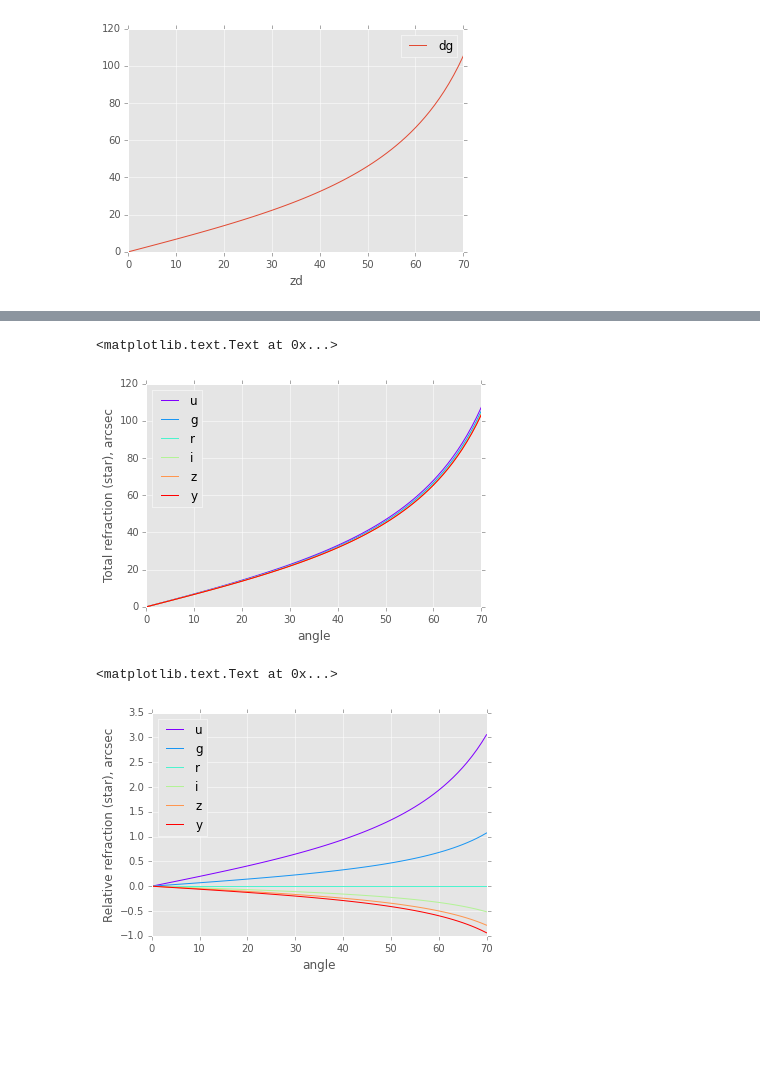
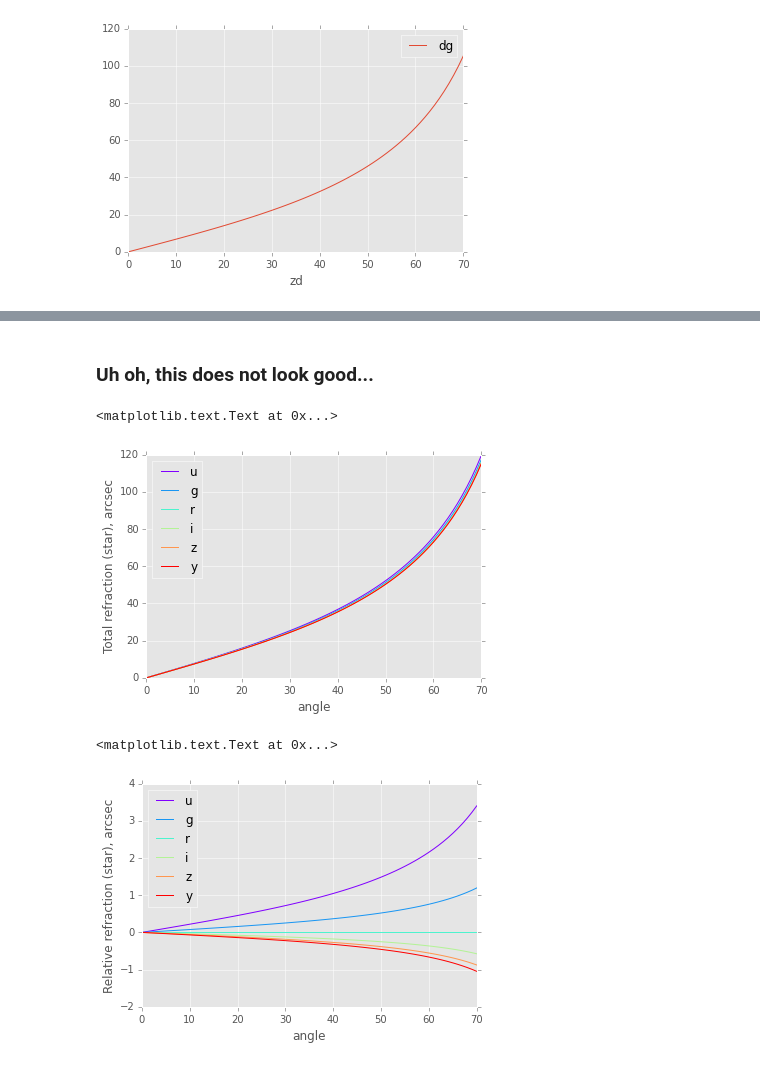
Before and after one commit to isullivan/LSST-DCR, a Jupyter notebook: code/notebooks/sims_coordUtils_test.ipynb, the cells around one changed output, grey strips where cells are left out. Cells and saved outputs as stored; diff of their text form; code cells hidden in the pictures; blank space fills up the shorter version.

```diff
--- a/code/notebooks/sims_coordUtils_test.ipynb
+++ b/code/notebooks/sims_coordUtils_test.ipynb
@@ -44,17 +44,17 @@ H2O_pressure = f / 7.5006168
 print pressure
 
 ## meanTemperature=284.655, meanPressure=749.3, meanHumidity=0.4
-lsstSite = Site(meanTemperature=temperature, meanPressure=pressure)
+site = Site(meanTemperature=temperature, meanPressure=pressure)
 
 zd = 40. * np.pi / 180.
 print zd
 
 wave1 = 625.
-refco = au.refractionCoefficients(wave1/1000., lsstSite) ## takes wavelength in microns
+refco = au.refractionCoefficients(wave1/1000., site) ## takes wavelength in microns
 ref1 = (au.applyRefraction(zd, refco[0], refco[1]) - zd) * 180.0 / np.pi * 3600.
 
 wave2 = 350.
-refco = au.refractionCoefficients(wave2/1000., lsstSite) ## wavelength in microns
+refco = au.refractionCoefficients(wave2/1000., site) ## wavelength in microns
 ref2 = (au.applyRefraction(zd, refco[0], refco[1]) - zd) * 180.0 / np.pi * 3600.
 
 print ref2 - ref1
@@ -99,9 +99,9 @@ temperature = T + 273.15
 H2O_pressure = f / 7.5006168
 print pressure
 
-site = Site(meanTemperature=temperature, meanPressure=pressure)
+LSSTsite = Site() ## use LSST defaults ## meanTemperature=temperature, meanPressure=pressure)
 
-def computeRefro(zd, wavelength, site):
+def computeRefro(zd, wavelength, LSSTsite):
     ref1 = palpy.refro(zd, site.height,
                     site.meanTemperature,
                     site.meanPressure,
@@ -240,0 +243,9 @@ tmp_df.plot(x='zd', y='dg')
+# %%
+LSSTsite = Site()
+dg2 = getOffsets(waveleng, fluxg, angles, LSSTsite)
+tmp_df = pd.DataFrame({'zd': angles, 'dg': dg2})
+tmp_df.plot(x='zd', y='dg')
+
+import pickle
+tmp_df_s14 = pickle.load(open("zzz.p", "rb"))
+(tmp_df-tmp_df_s14).plot(y='dg')
@@ -241,37 +256,39 @@ tmp_df.plot(x='zd', y='dg')
+# %% [markdown]
+### Uh oh, this does not look good...
 # %%
 def compute_dcr(SED, site, filters='ugrizy', angles=np.linspace(0,70,71), relative=None, **kwargs):
     df = pd.DataFrame(pd.Series(angles)) #, index=pd.Series(angles))
     for filter_ in filters:
         wavelen, fnu = SED.resampleSED(SED.wavelen, SED.fnu, wavelen_match=bps[filter_].wavelen)
         fnu[0] = 0. ## is nan for some reason?
         flux = fnu * bps[filter_].phi
 
         ##dg2 = np.array([getOffset(wavelen, flux, zd) for zd in angles])
         dg2 = getOffsets(wavelen, flux, angles, site)
         #tmp_df = pd.DataFrame({'zd': angles, 'dg': dg2})
         df = pd.concat([df, pd.Series(dg2)], axis=1, ignore_index=True)
 
     df.columns = np.insert(np.array(list(filters), dtype='S6'), 0, 'angle')
     df = df.set_index('angle')
     if relative is not None and np.any(df.columns.values == relative):
         df2 = df.copy().sub(df[relative], axis=0)
         return df2
     return df
 
 angles = np.linspace(0,70,71)
-df = compute_dcr(star, site, 'ugrizy', angles)
+df = compute_dcr(star, LSSTsite, 'ugrizy', angles)
 ax = df.plot(colormap=cm.rainbow)
 ax.set_ylabel('Total refraction (star), arcsec')
 # %% [output]
 <matplotlib.text.Text at 0x...>
-[figure, old version]
+[figure, new version]
 # %%
 df2 = df.copy().sub(df['r'], axis=0)
 ax = df2.plot(colormap=cm.rainbow)
 ax.set_ylabel('Relative refraction (star), arcsec')
 # %% [output]
 <matplotlib.text.Text at 0x...>
-[figure, old version]
+[figure, new version]
 # %%
 sizeme(df2.tail())
 # %% [output]
```
Also changed, not shown: parts of 11 cells of this notebook.
